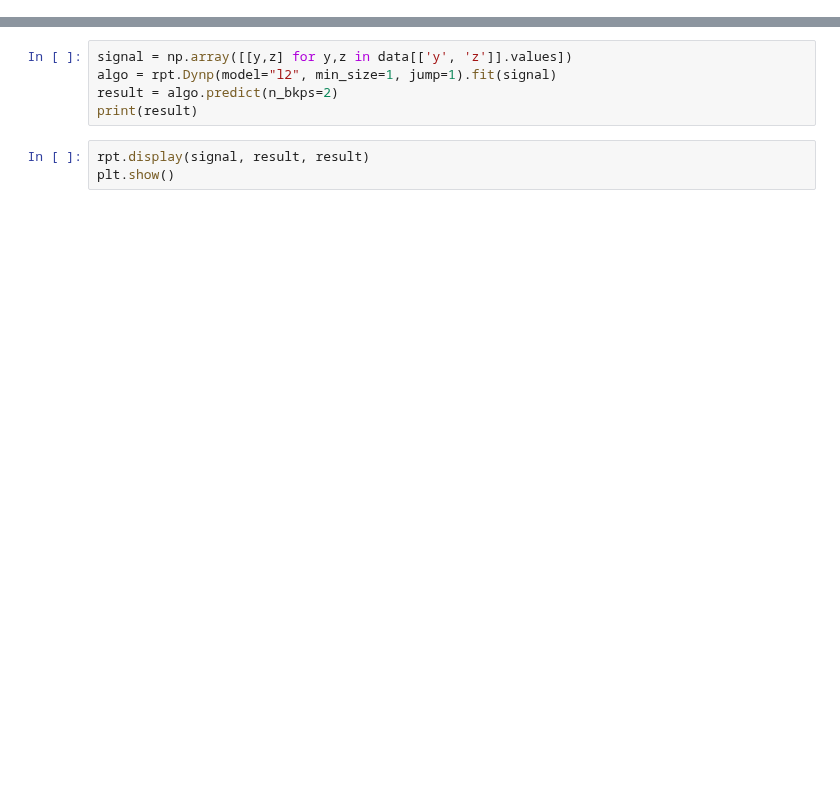
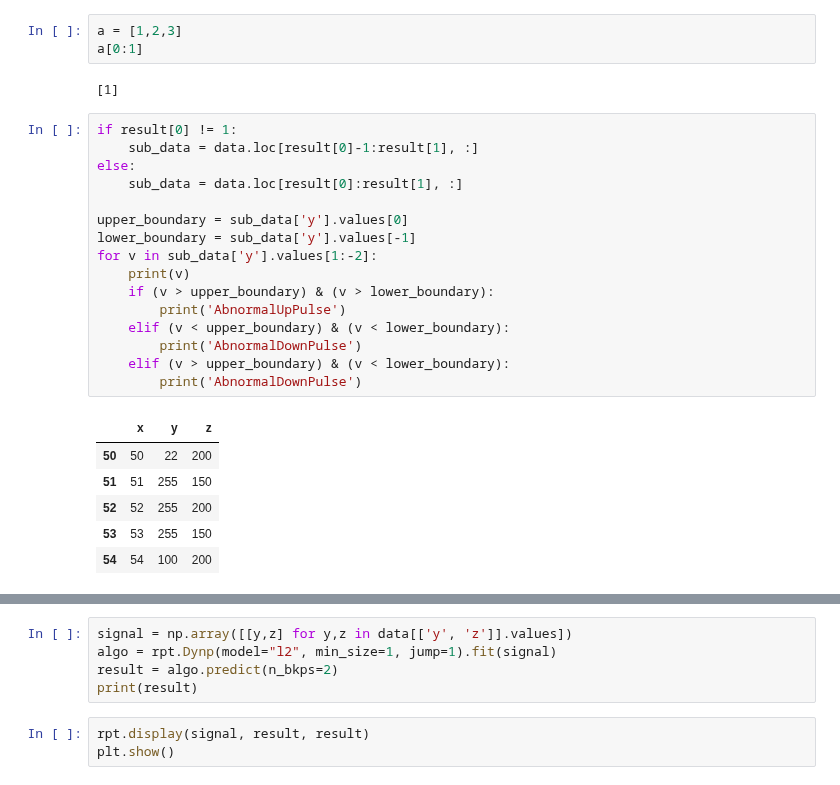
Before and after one commit to dj-lei/eric_toolsets, a Jupyter notebook: src/python/debug1.ipynb, the cells around one changed output, grey strips where cells are left out. Cells and saved outputs as stored; diff of their text form; blank space fills up the shorter version.

```diff
--- a/src/python/debug1.ipynb
+++ b/src/python/debug1.ipynb
@@ -32,3 +60,31 @@ print(result)
+# %%
+a = [1,2,3]
+a[0:1]
+# %% [output]
+[1]
+# %%
+if result[0] != 1:
+    sub_data = data.loc[result[0]-1:result[1], :]
+else:
+    sub_data = data.loc[result[0]:result[1], :]
+
+upper_boundary = sub_data['y'].values[0]
+lower_boundary = sub_data['y'].values[-1]
+for v in sub_data['y'].values[1:-2]:
+    print(v)
+    if (v > upper_boundary) & (v > lower_boundary):
+        print('AbnormalUpPulse')
+    elif (v < upper_boundary) & (v < lower_boundary):
+        print('AbnormalDownPulse')
+    elif (v > upper_boundary) & (v < lower_boundary):
+        print('AbnormalDownPulse')
+# %% [output]
+|  | x | y | z |
+| 50 | 50 | 22 | 200 |
+| 51 | 51 | 255 | 150 |
+| 52 | 52 | 255 | 200 |
+| 53 | 53 | 255 | 150 |
+| 54 | 54 | 100 | 200 |
 # %%
 rpt.display(signal, result, result)
 plt.show()
```
Also changed, not shown: parts of 7 cells of this notebook, 11 other files.
